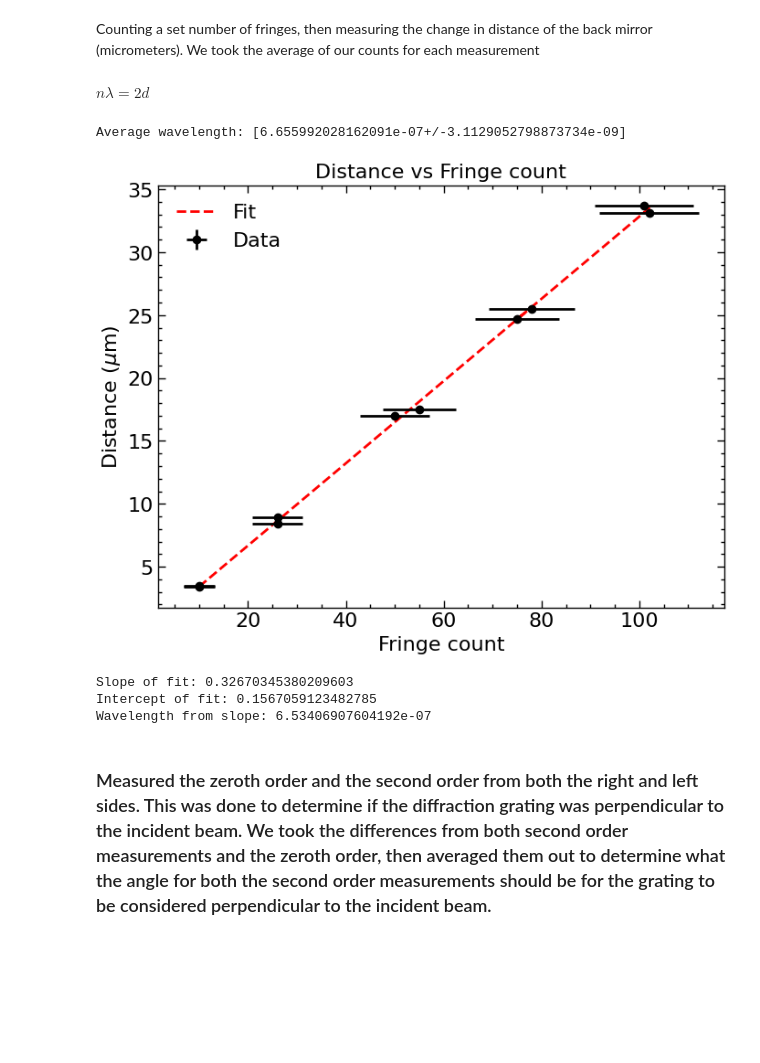
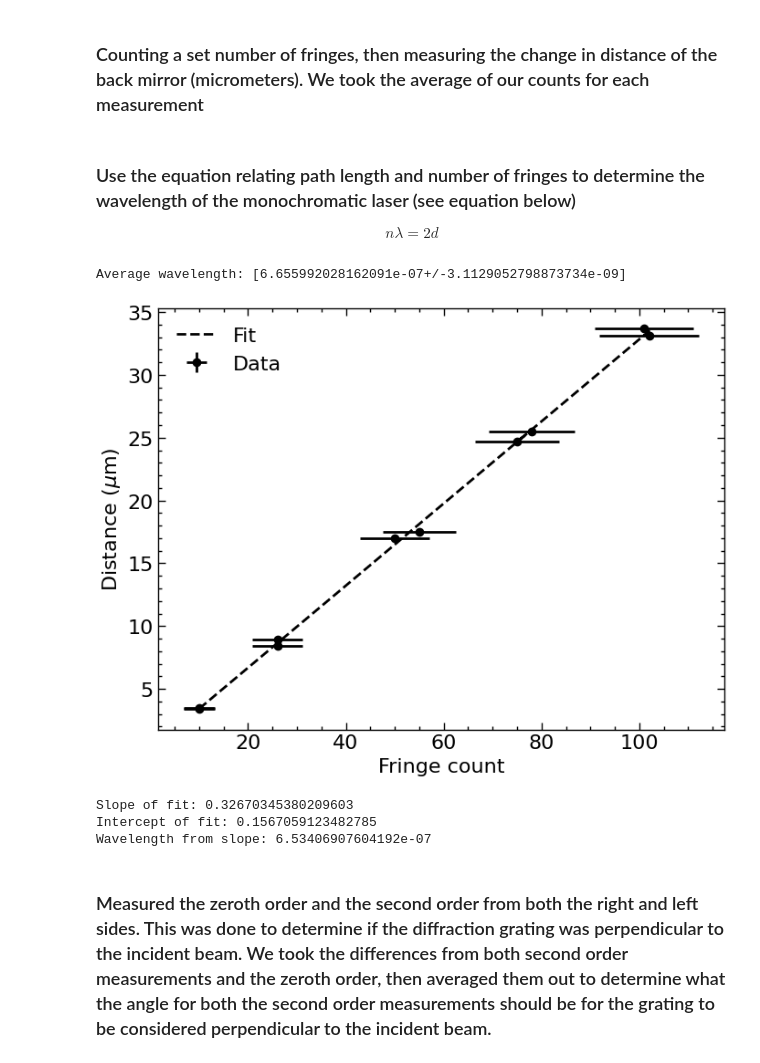
Before and after one commit to wmallah/OpticsLab, a Jupyter notebook: dispersion_curve_experiment/code/data_analysis.ipynb, the cells around one changed output. Saved outputs shown, nothing was run; the diff lists cells and outputs as text; code cells hidden in the pictures; blank space fills up the shorter version.

```diff
--- a/dispersion_curve_experiment/code/data_analysis.ipynb
+++ b/dispersion_curve_experiment/code/data_analysis.ipynb
@@ -7,5 +7,5 @@ import scienceplots
 
 plt.style.use(['science', 'notebook'])
 # %% [markdown]
-Counting a set number of fringes, then measuring the change in distance of the back mirror (micrometers). We took the average of our counts for each measurement
+### Counting a set number of fringes, then measuring the change in distance of the back mirror (micrometers). We took the average of our counts for each measurement
 # %%
@@ -22,4 +22,8 @@ num_fringes_101 = unumpy.uarray([33.7], [0.1])
 distances = unumpy.uarray([3.4, 3.5, 8.9, 8.4, 17.0, 17.5, 25.5, 24.7, 33.1, 33.7], [0.1, 0.1, 0.1, 0.1, 0.1, 0.1, 0.1, 0.1, 0.1, 0.1])
-# %% [markdown]
-$n \lambda = 2 d$
+# %% [markdown]
+### Use the equation relating path length and number of fringes to determine the wavelength of the monochromatic laser (see equation below)
+
+\begin{equation}
+n \lambda = 2 d
+\end{equation}
 # %%
@@ -44,31 +49,35 @@ print(r"Average wavelength:", wavelength_avg)
 # %% [output]
 Average wavelength: [6.655992028162091e-07+/-3.1129052798873734e-09]
 # %%
+# Calculate standard deviation of wavelength
 distance_vals = unumpy.nominal_values(distances)
 distance_errs = unumpy.std_devs(distances)
 fringe_counts = np.array([10, 10, 26, 26, 50, 55, 78, 75, 102, 101])
 
+# Define function to calculate error in wavelength
 def fringe_error(num_fringes):
     return np.sqrt(num_fringes)
 
+# Calculate error in wavelength
 fringe_err = fringe_error(fringe_counts)
 
+# Fit a line to the data and plot
 fit = np.polyfit(fringe_counts, distance_vals, 1)
 fit_fn = np.poly1d(fit)
-plt.plot(fringe_counts, fit_fn(fringe_counts), '--', c='r')
-
+plt.plot(fringe_counts, fit_fn(fringe_counts), '--', c='k')
 plt.errorbar(fringe_counts, distance_vals, xerr=fringe_err, yerr=distance_errs, fmt='o', c='k')
 plt.xlabel(r"Fringe count")
 plt.ylabel(r"Distance ($\mu$m)")
-plt.title(r"Distance vs Fringe count")
+# plt.title(r"Distance vs Fringe count")
 plt.legend([r"Fit", r"Data"])
 plt.show()
 
+# Print fit parameters
 print(r"Slope of fit:", fit[0])
 print(r"Intercept of fit:", fit[1])
 print(r"Wavelength from slope:", 2*fit[0]*10**-6)
 # %% [output]
-[figure, old version]
+[figure, new version]
 Slope of fit: 0.32670345380209603
 Intercept of fit: 0.1567059123482785
 Wavelength from slope: 6.53406907604192e-07
```
Also changed, not shown: parts of 14 cells of this notebook, 2 other files.
